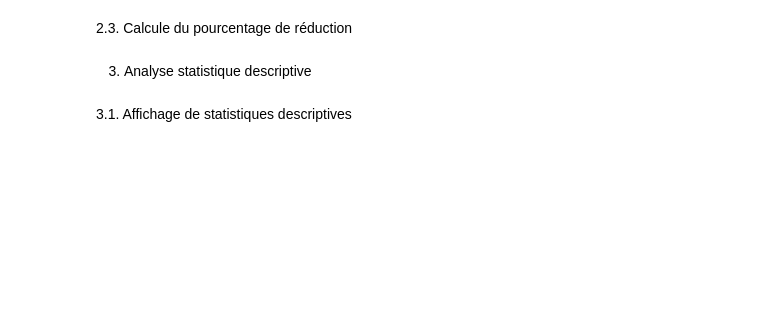
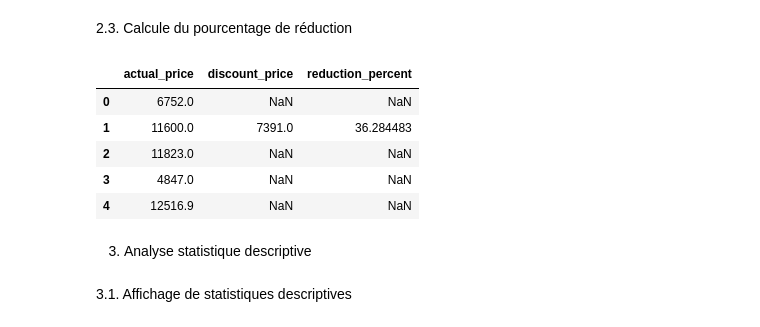
Before and after one commit to cyrileoppo/machine_learning_course, a Jupyter notebook: projet/project.ipynb, the cells around one changed output. Saved outputs shown, nothing was run; the diff lists cells and outputs as text; code cells hidden in the pictures; blank space fills up the shorter version.

```diff
--- a/projet/project.ipynb
+++ b/projet/project.ipynb
@@ -53,7 +83,14 @@ print(df_combined[['discount_price', 'actual_price', 'ratings', 'no_of_ratings']
 # %%
 # Calcule la réduction en pourcentage à partir de actual_price et discount_price
 df_combined['reduction_percent'] = ((df_combined['actual_price'] - df_combined['discount_price']) / df_combined['actual_price']) * 100
-print(df_combined[['actual_price', 'discount_price', 'reduction_percent']].head())
+df_combined[['actual_price', 'discount_price', 'reduction_percent']].head()
+# %% [output]
+|  | actual_price | discount_price | reduction_percent |
+| 0 | 6752.0 | NaN | NaN |
+| 1 | 11600.0 | 7391.0 | 36.284483 |
+| 2 | 11823.0 | NaN | NaN |
+| 3 | 4847.0 | NaN | NaN |
+| 4 | 12516.9 | NaN | NaN |
 # %% [markdown]
 3. Analyse statistique descriptive
 # %% [markdown]
```
Also changed, not shown: parts of 9 cells of this notebook.
